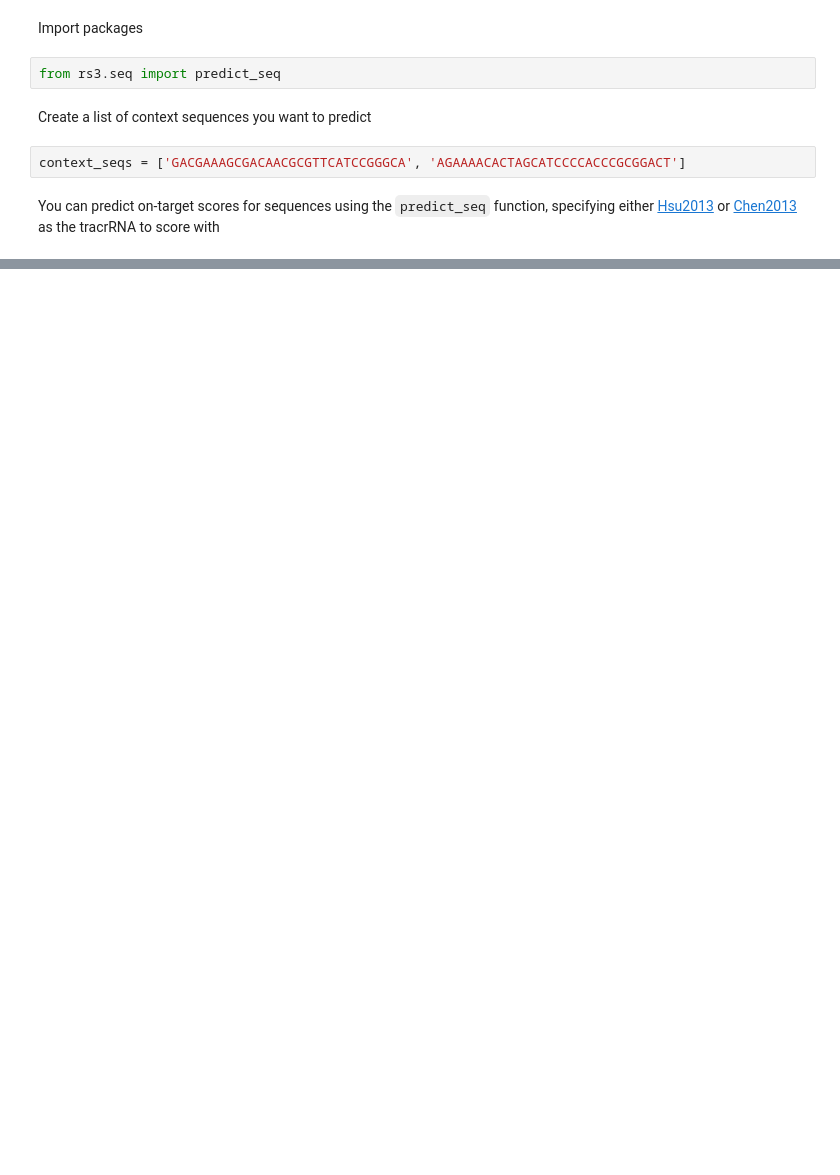
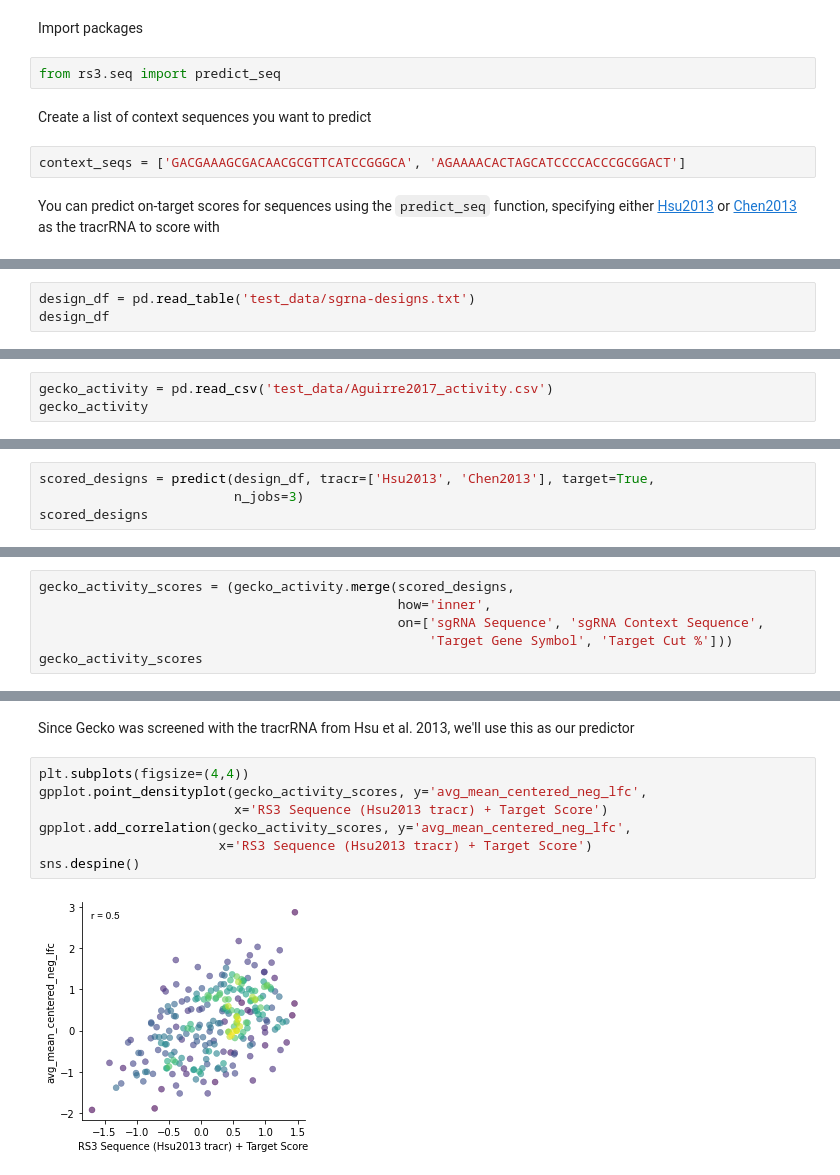
Before and after one commit to gpp-rnd/rs3, a Jupyter notebook: index.ipynb, the cells around one changed output, grey strips where cells are left out. Saved outputs shown, nothing was run; the diff lists cells and outputs as text; blank space fills up the shorter version.

Commit message:
code (rs3): combine target and sequence based scores

```diff
--- a/index.ipynb
+++ b/index.ipynb
@@ -27,0 +43,3 @@ array([0.28923641, 0.78714099])
+# %%
+design_df = pd.read_table('test_data/sgrna-designs.txt')
+design_df
@@ -27,0 +60,3 @@ array([0.28923641, 0.78714099])
+# %%
+gecko_activity = pd.read_csv('test_data/Aguirre2017_activity.csv')
+gecko_activity
@@ -27,0 +80,4 @@ array([0.28923641, 0.78714099])
+# %%
+scored_designs = predict(design_df, tracr=['Hsu2013', 'Chen2013'], target=True,
+                         n_jobs=3)
+scored_designs
@@ -27,0 +100,6 @@ array([0.28923641, 0.78714099])
+# %%
+gecko_activity_scores = (gecko_activity.merge(scored_designs,
+                                              how='inner',
+                                              on=['sgRNA Sequence', 'sgRNA Context Sequence',
+                                                  'Target Gene Symbol', 'Target Cut %']))
+gecko_activity_scores
@@ -27,0 +120,11 @@ array([0.28923641, 0.78714099])
+# %% [markdown]
+Since Gecko was screened with the tracrRNA from Hsu et al. 2013, we'll use this as our predictor
+# %%
+plt.subplots(figsize=(4,4))
+gpplot.point_densityplot(gecko_activity_scores, y='avg_mean_centered_neg_lfc',
+                         x='RS3 Sequence (Hsu2013 tracr) + Target Score')
+gpplot.add_correlation(gecko_activity_scores, y='avg_mean_centered_neg_lfc',
+                       x='RS3 Sequence (Hsu2013 tracr) + Target Score')
+sns.despine()
+# %% [output]
+[figure, added]
```
Also changed, not shown: parts of 11 cells of this notebook, 3 other files.
